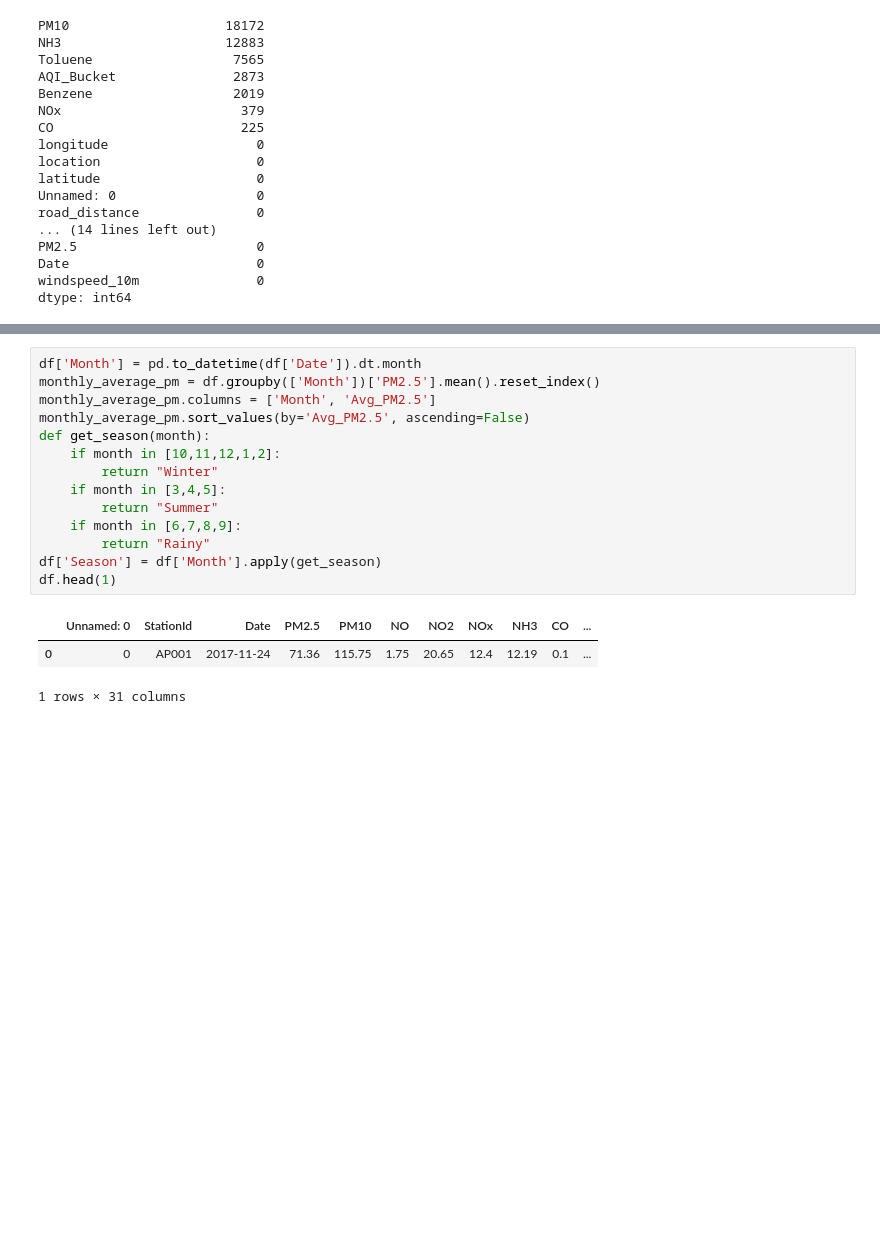
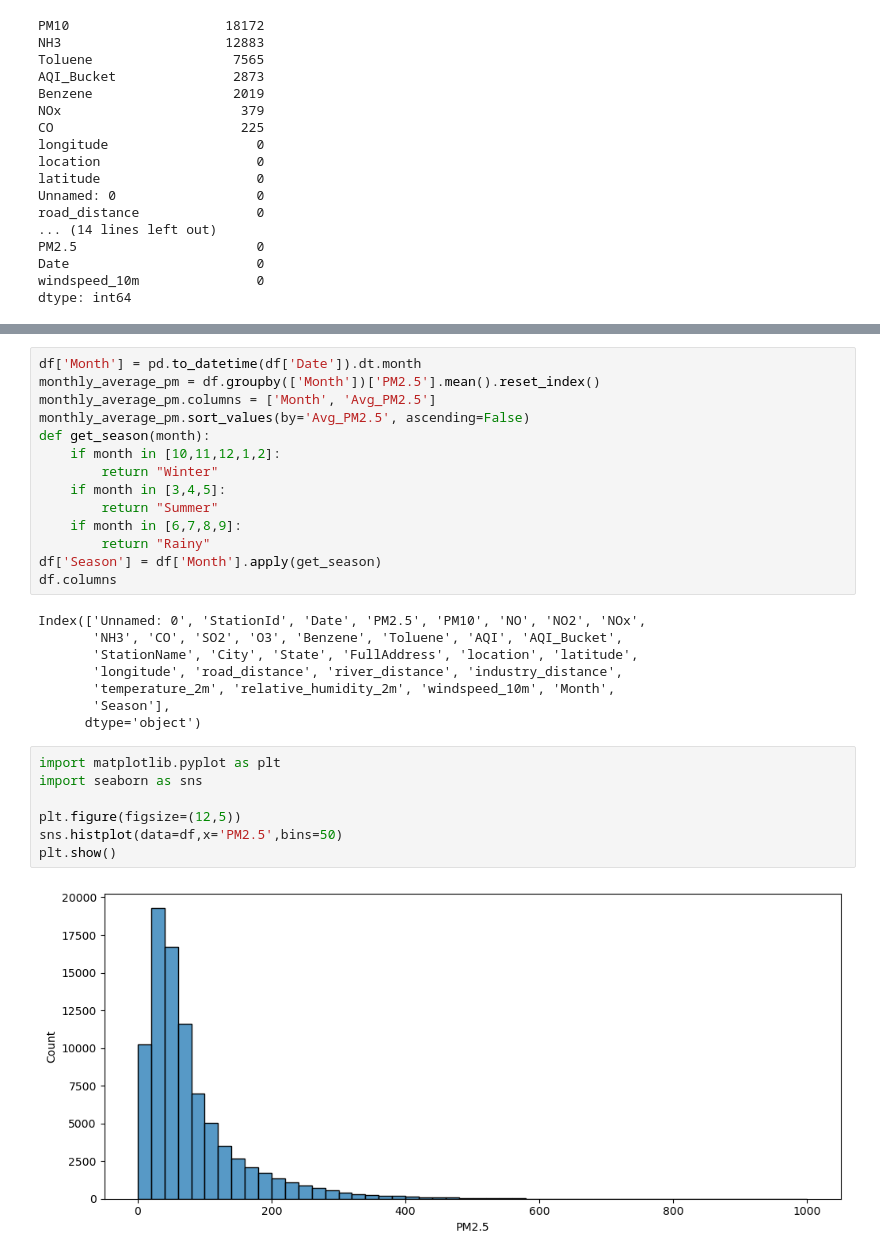
Before and after one commit to Dhyanam2005/PM25-prediction, a Jupyter notebook: Dataset_creation.ipynb, the cells around one changed output, grey strips where cells are left out. Saved outputs shown, nothing was run; the diff lists cells and outputs as text; blank space fills up the shorter version.

```diff
--- a/Dataset_creation.ipynb
+++ b/Dataset_creation.ipynb
@@ -189,8 +197,21 @@ def get_season(month):
     if month in [6,7,8,9]:
         return "Rainy"
 df['Season'] = df['Month'].apply(get_season)
-df.head(1)
+df.columns
 # %% [output]
-|  | Unnamed: 0 | StationId | Date | PM2.5 | PM10 | NO | NO2 | NOx | NH3 | CO | ... |
-| 0 | 0 | AP001 | 2017-11-24 | 71.36 | 115.75 | 1.75 | 20.65 | 12.4 | 12.19 | 0.1 | ... |
-1 rows × 31 columns
+Index(['Unnamed: 0', 'StationId', 'Date', 'PM2.5', 'PM10', 'NO', 'NO2', 'NOx',
+       'NH3', 'CO', 'SO2', 'O3', 'Benzene', 'Toluene', 'AQI', 'AQI_Bucket',
+       'StationName', 'City', 'State', 'FullAddress', 'location', 'latitude',
+       'longitude', 'road_distance', 'river_distance', 'industry_distance',
+       'temperature_2m', 'relative_humidity_2m', 'windspeed_10m', 'Month',
+       'Season'],
+      dtype='object')
+# %%
+import matplotlib.pyplot as plt
+import seaborn as sns
+
+plt.figure(figsize=(12,5))
+sns.histplot(data=df,x='PM2.5',bins=50)
+plt.show()
+# %% [output]
+[figure, added]
```
Also changed, not shown: parts of 7 cells of this notebook, 1 other file.
